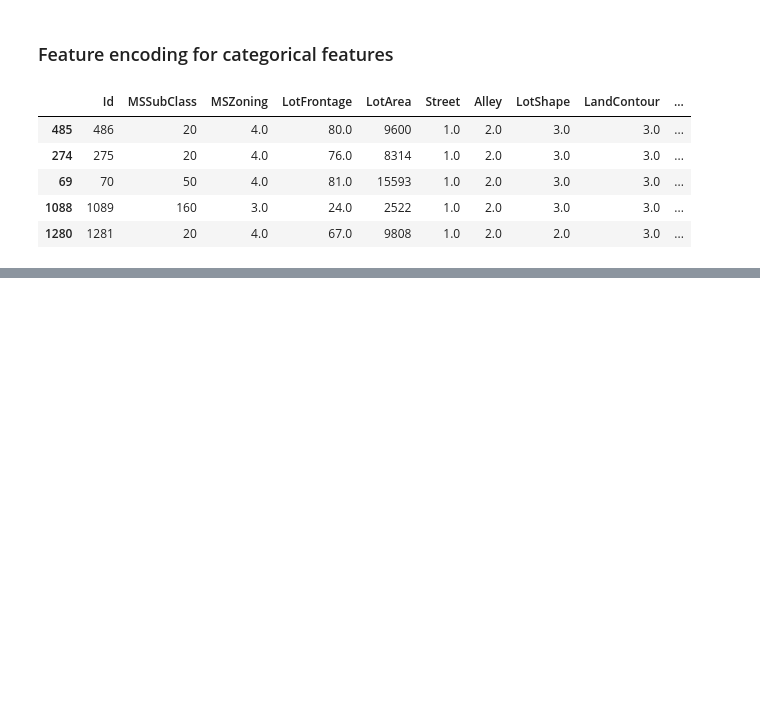
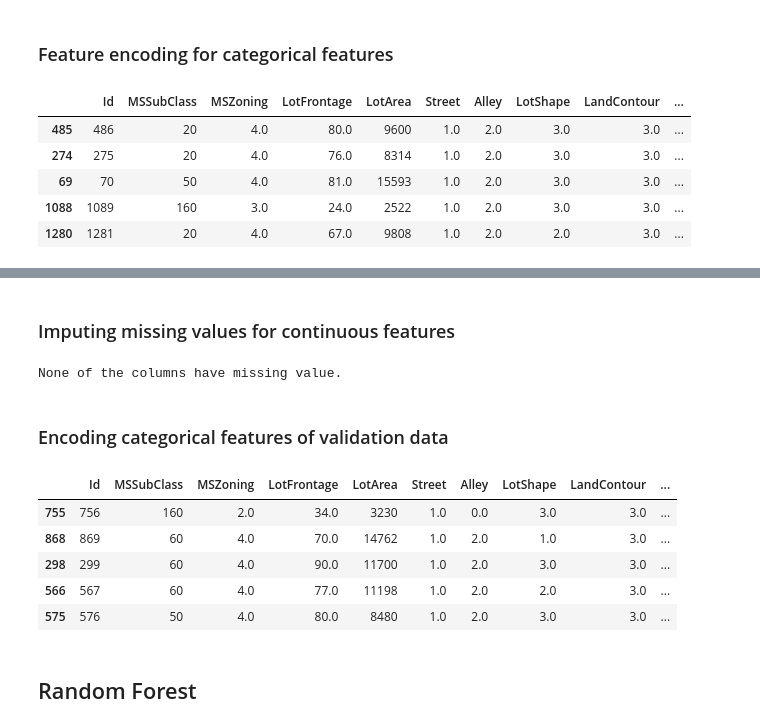
Before and after one commit to Vikeshkr-DSP/House_Price_Prediction, a Jupyter notebook: House_Price_Prediction.ipynb, the cells around one changed output, grey strips where cells are left out. Drawn from its saved outputs; the diff is of its cells as text; code cells hidden in the pictures; blank space fills up the shorter version.

```diff
--- a/House_Price_Prediction.ipynb
+++ b/House_Price_Prediction.ipynb
@@ -689,0 +729,2 @@ X_train.head()
+# %% [markdown]
+### Imputing missing values for continuous features
@@ -689,0 +733,22 @@ X_train.head()
+# %%
+PreProcessingData.missing_data_count(X_vaild)
+# %% [output]
+None of the columns have missing value.
+# %% [markdown]
+### Encoding categorical features of validation data
+# %%
+# Replacing wromgly spelled categoreies
+
+X_vaild['Exterior2nd'].replace(to_replace='Brk Cmn', value='BrkComm', inplace=True)
+X_vaild['Exterior2nd'].replace(to_replace='CmentBd', value='CemntBd', inplace=True)
+X_vaild['Exterior2nd'].replace(to_replace='Wd Shng', value='Wd Sdng', inplace=True)
+# %%
+X_vaild[cat_features] = encoder.transform(X_vaild[cat_features])
+X_vaild.head()
+# %% [output]
+|  | Id | MSSubClass | MSZoning | LotFrontage | LotArea | Street | Alley | LotShape | LandContour | ... |
+| 755 | 756 | 160 | 2.0 | 34.0 | 3230 | 1.0 | 0.0 | 3.0 | 3.0 | ... |
+| 868 | 869 | 60 | 4.0 | 70.0 | 14762 | 1.0 | 2.0 | 1.0 | 3.0 | ... |
+| 298 | 299 | 60 | 4.0 | 90.0 | 11700 | 1.0 | 2.0 | 3.0 | 3.0 | ... |
+| 566 | 567 | 60 | 4.0 | 77.0 | 11198 | 1.0 | 2.0 | 2.0 | 3.0 | ... |
+| 575 | 576 | 50 | 4.0 | 80.0 | 8480 | 1.0 | 2.0 | 3.0 | 3.0 | ... |
@@ -689,0 +759,2 @@ X_train.head()
+# %% [markdown]
+## Random Forest
```
Also changed, not shown: parts of 33 cells of this notebook, 1 other file.
